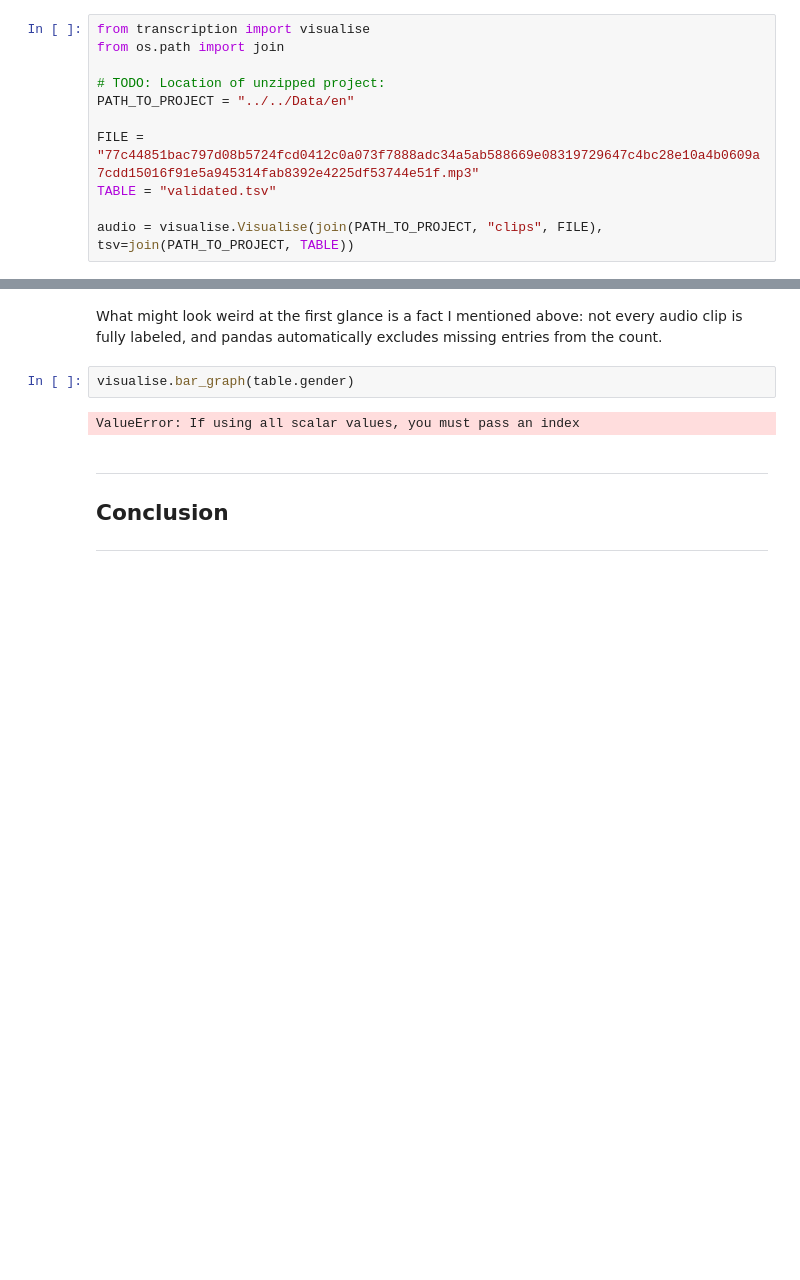
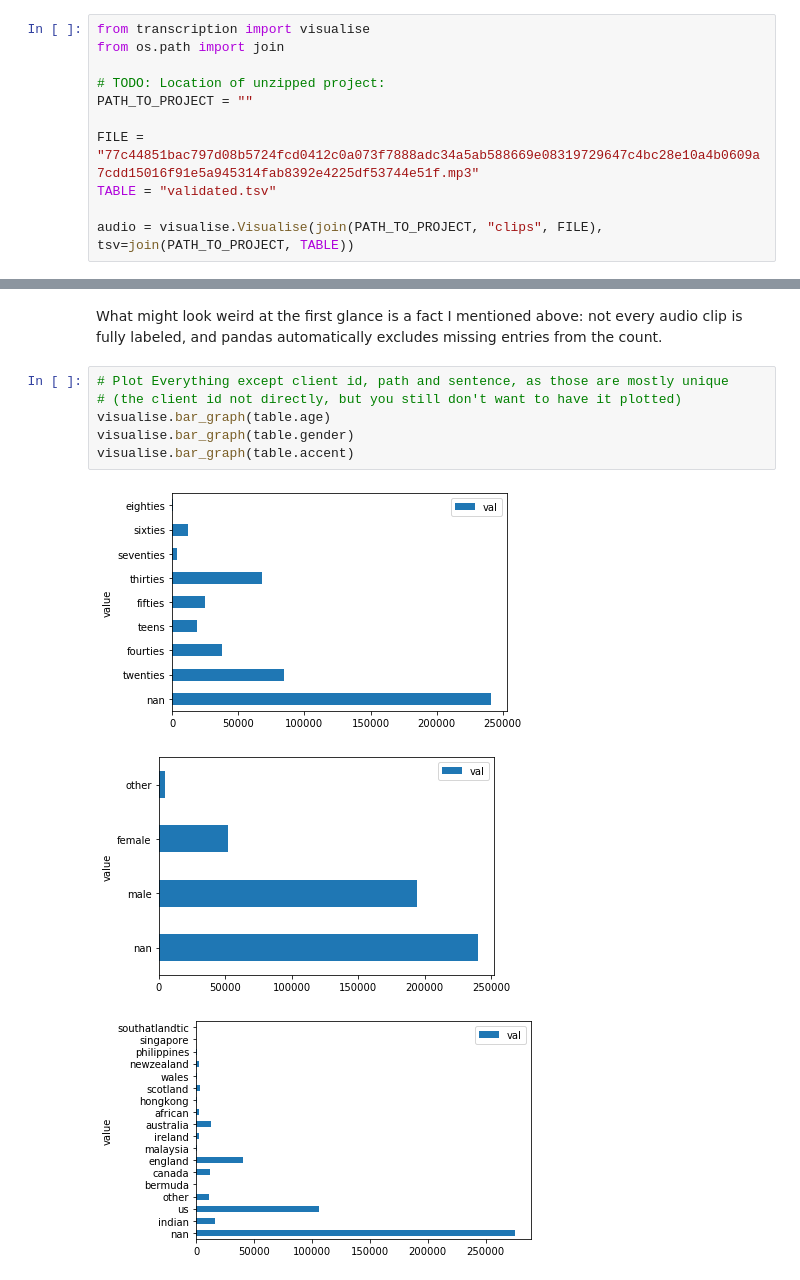
Before and after one commit to anarchuser/nlp-test, a Jupyter notebook: Jupyter-Notebook/Data Science/essay-AlefAaron.ipynb, the cells around one changed output, grey strips where cells are left out. Cells and saved outputs as stored; diff of their text form; blank space fills up the shorter version.

```diff
--- a/Jupyter-Notebook/Data Science/essay-AlefAaron.ipynb
+++ b/Jupyter-Notebook/Data Science/essay-AlefAaron.ipynb
@@ -59,7 +59,7 @@ from transcription import visualise
 from os.path import join
 
 # TODO: Location of unzipped project:
-PATH_TO_PROJECT = "../../Data/en"
+PATH_TO_PROJECT = ""
 
 FILE = "77c44851bac797d08b5724fcd0412c0a073f7888adc34a5ab588669e08319729647c4bc28e10a4b0609a7cdd15016f91e5a945314fab8392e4225df53744e51f.mp3"
 TABLE = "validated.tsv"
@@ -158,12 +158,13 @@ accent        215116
 dtype: int64
 # %% [markdown]
 What might look weird at the first glance is a fact I mentioned above: not every audio clip is fully labeled, and pandas automatically excludes missing entries from the count.
-# %%
-visualise.bar_graph(table.gender)
-# %% [output]
-ValueError: If using all scalar values, you must pass an index
-# %% [markdown]
-----
-## Conclusion
-
-----
+# %%
+# Plot Everything except client id, path and sentence, as those are mostly unique
+# (the client id not directly, but you still don't want to have it plotted)
+visualise.bar_graph(table.age)
+visualise.bar_graph(table.gender)
+visualise.bar_graph(table.accent)
+# %% [output]
+[figure, added]
+[figure, added]
+[figure, added]
```
Also changed, not shown: parts of 2 cells of this notebook, 1 other file.
